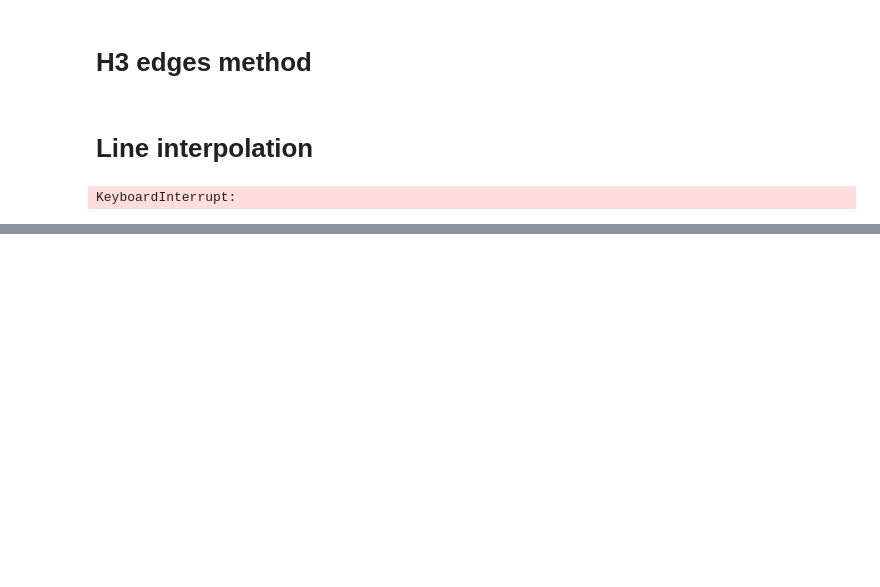
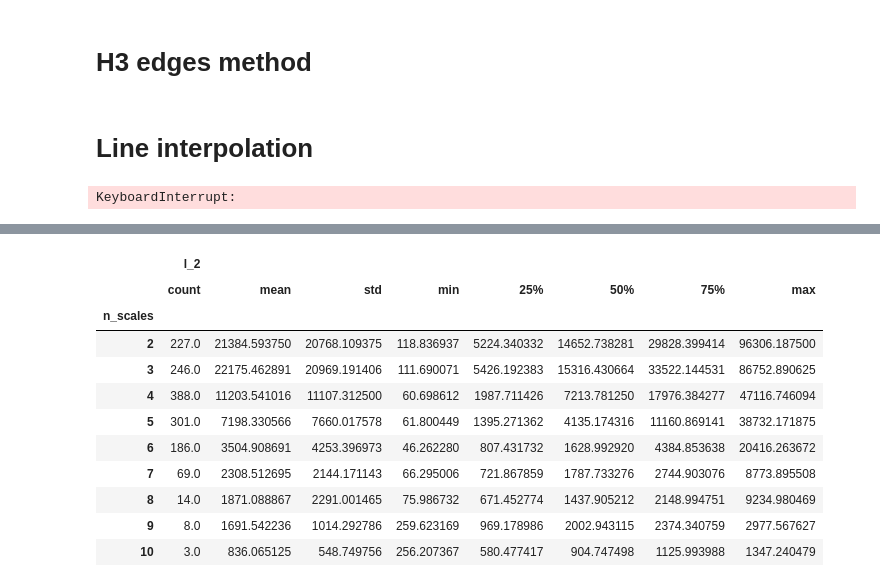
Before and after one commit to inkompotato/transit, a Jupyter notebook: notebooks/gtfs_kit.ipynb, the cells around one changed output, grey strips where cells are left out. Saved outputs shown, nothing was run; the diff lists cells and outputs as text; code cells hidden in the pictures; blank space fills up the shorter version.

```diff
--- a/notebooks/gtfs_kit.ipynb
+++ b/notebooks/gtfs_kit.ipynb
@@ -260,0 +352,15 @@ walk.to_csv("line_paths_11.csv")
+# %%
+dtu = pd.read_pickle('Figure_3.pkl')
+dtu = dtu[dtu['NAME_0']=='Denmark']
+dtu = dtu[dtu.sizes.apply(lambda x: len(x) != 0)]
+# %%
+l_2 = []
+for sizes in dtu['sizes']:
+    l_2.append(sizes[0])
+# %%
+dtu['l_2'] = l_2
+# %%
+def is_outlier(s):
+    lower_limit = s.mean() - (s.std() * 2)
+    upper_limit = s.mean() + (s.std() * 2)
+    return ~s.between(lower_limit, upper_limit)
@@ -260,0 +383,17 @@ walk.to_csv("line_paths_11.csv")
+# %%
+rural = dtu[dtu.urban_rural == 'rural']
+rural[~rural.groupby('n_scales')['l_2'].apply(is_outlier)].groupby('n_scales').describe()
+#rural.groupby('n_scales').describe()
+# %% [output]
+|  | l_2 |  |  |  |  |  |  |  |
+|  | count | mean | std | min | 25% | 50% | 75% | max |
+| n_scales |  |  |  |  |  |  |  |  |
+| 2 | 227.0 | 21384.593750 | 20768.109375 | 118.836937 | 5224.340332 | 14652.738281 | 29828.399414 | 96306.187500 |
+| 3 | 246.0 | 22175.462891 | 20969.191406 | 111.690071 | 5426.192383 | 15316.430664 | 33522.144531 | 86752.890625 |
+| 4 | 388.0 | 11203.541016 | 11107.312500 | 60.698612 | 1987.711426 | 7213.781250 | 17976.384277 | 47116.746094 |
+| 5 | 301.0 | 7198.330566 | 7660.017578 | 61.800449 | 1395.271362 | 4135.174316 | 11160.869141 | 38732.171875 |
+| 6 | 186.0 | 3504.908691 | 4253.396973 | 46.262280 | 807.431732 | 1628.992920 | 4384.853638 | 20416.263672 |
+| 7 | 69.0 | 2308.512695 | 2144.171143 | 66.295006 | 721.867859 | 1787.733276 | 2744.903076 | 8773.895508 |
+| 8 | 14.0 | 1871.088867 | 2291.001465 | 75.986732 | 671.452774 | 1437.905212 | 2148.994751 | 9234.980469 |
+| 9 | 8.0 | 1691.542236 | 1014.292786 | 259.623169 | 969.178986 | 2002.943115 | 2374.340759 | 2977.567627 |
+| 10 | 3.0 | 836.065125 | 548.749756 | 256.207367 | 580.477417 | 904.747498 | 1125.993988 | 1347.240479 |
```
Also changed, not shown: parts of 10 cells of this notebook.
